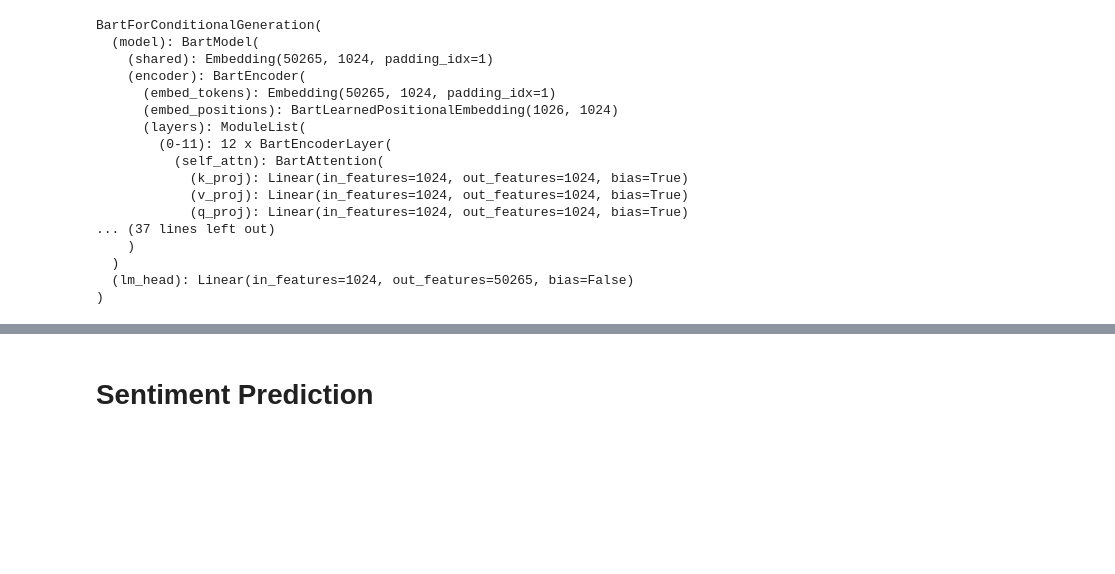
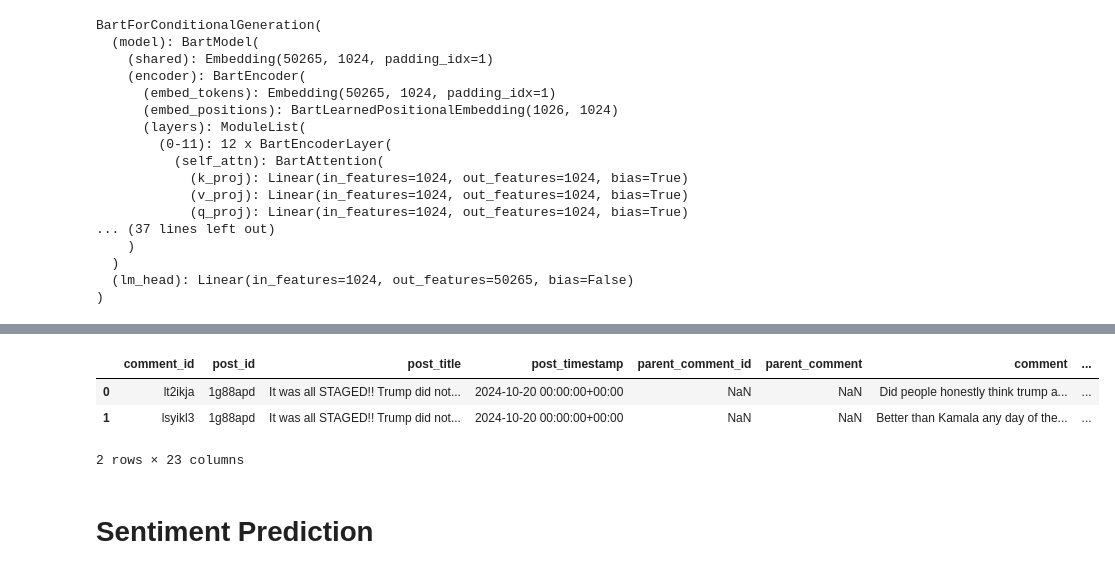
Before and after one commit to destonedbob/nusiss-project-presidential-absa-system, a Jupyter notebook: main.ipynb, the cells around one changed output, grey strips where cells are left out. Drawn from its saved outputs; the diff is of its cells as text; code cells hidden in the pictures; blank space fills up the shorter version.

```diff
--- a/main.ipynb
+++ b/main.ipynb
@@ -475,6 +492,13 @@ df['final_aspect_categories'] = df['bart_aspect_categories'].fillna(df['distil_a
 df['final_aspect_labels'] = df['bart_aspect_labels'].fillna(df['distil_aspect_labels'].apply(lambda x: [int(each) for each in x] + [1] if sum(x) == 0 else [int(each) for each in x] + [0]))
 # %%
 df = df.explode('final_aspect_categories').reset_index(drop=True)
+# %%
+df
+# %% [output]
+|  | comment_id | post_id | post_title | post_timestamp | parent_comment_id | parent_comment | comment | ... |
+| 0 | lt2ikja | 1g88apd | It was all STAGED!! Trump did not... | 2024-10-20 00:00:00+00:00 | NaN | NaN | Did people honestly think trump a... | ... |
+| 1 | lsyikl3 | 1g88apd | It was all STAGED!! Trump did not... | 2024-10-20 00:00:00+00:00 | NaN | NaN | Better than Kamala any day of the... | ... |
+2 rows × 23 columns
 # %% [markdown]
 # Sentiment Prediction
 # %% [markdown]
```
Also changed, not shown: parts of 10 cells of this notebook.
